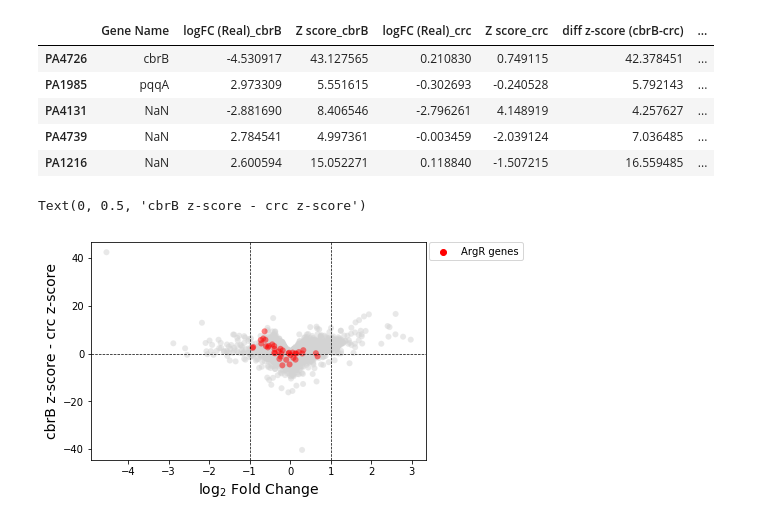
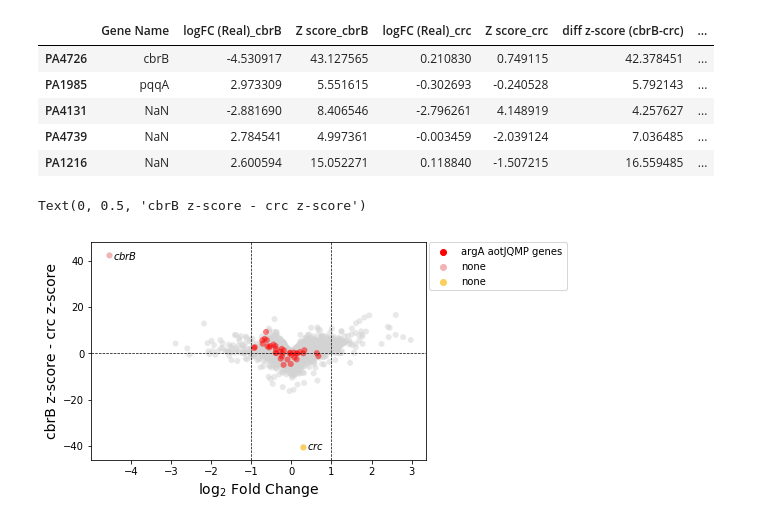
Before and after one commit to greenelab/generic-expression-patterns, a Jupyter notebook: pseudomonas_analysis/viz_E-GEOD-33245_cbrB_v_WT.ipynb, the cells around one changed output. Saved outputs shown, nothing was run; the diff lists cells and outputs as text; code cells hidden in the pictures.

```diff
--- a/pseudomonas_analysis/viz_E-GEOD-33245_cbrB_v_WT.ipynb
+++ b/pseudomonas_analysis/viz_E-GEOD-33245_cbrB_v_WT.ipynb
@@ -259,7 +259,7 @@ cbrB_crc_df.head()
 # %%
 # Label genes in input list
 cbrB_crc_df["gene group"] = "none"
-cbrB_crc_df.loc[argR_genes, "gene group"] = "ArgR genes"
+cbrB_crc_df.loc[argR_genes, "gene group"] = "argA aotJQMP genes"
 # %%
 cbrB_crc_df.head()
 # %% [output]
@@ -275,35 +275,72 @@ h = sns.scatterplot(
     data=cbrB_crc_df[cbrB_crc_df["gene group"] == "none"],
     x="logFC (Real)_cbrB",
     y="diff z-score (cbrB-crc)",
     hue="gene group",
     alpha=0.5,
     palette=["lightgrey"],
     linewidth=0,
     legend=False,
 )
 h = sns.scatterplot(
-    data=cbrB_crc_df[cbrB_crc_df["gene group"] == "ArgR genes"],
+    data=cbrB_crc_df[cbrB_crc_df["gene group"] == "argA aotJQMP genes"],
     x="logFC (Real)_cbrB",
     y="diff z-score (cbrB-crc)",
     hue="gene group",
     alpha=0.5,
     palette=["red"],
     linewidth=0,
+)
+
+# Highlight specific genes mentioned in the paper (cbrB, crc, argA, aotJQMP)
+h = sns.scatterplot(
+    data=cbrB_crc_df[cbrB_crc_df["Gene Name"] == "cbrB"],
+    x="logFC (Real)_cbrB",
+    y="diff z-score (cbrB-crc)",
+    hue="gene group",
+    alpha=1,
+    palette=["#f2b4b4"],
+    linewidth=0,
+)
+h = sns.scatterplot(
+    data=cbrB_crc_df[cbrB_crc_df["Gene Name"] == "crc"],
+    x="logFC (Real)_cbrB",
+    y="diff z-score (cbrB-crc)",
+    hue="gene group",
+    alpha=1,
+    palette=["#facf5a"],
+    linewidth=0,
+)
+
+# Add text labels for those genes mentioned above
+plt.text(
+    x=cbrB_crc_df.loc[cbrB_crc_df["Gene Name"] == "cbrB", "logFC (Real)_cbrB"] + 0.1,
+    y=cbrB_crc_df.loc[cbrB_crc_df["Gene Name"] == "cbrB", "diff z-score (cbrB-crc)"]
+    - 2,
+    s="$cbrB$",
+)
+plt.text(
+    x=cbrB_crc_df.loc[cbrB_crc_df["Gene Name"] == "crc", "logFC (Real)_cbrB"] + 0.1,
+    y=cbrB_crc_df.loc[cbrB_crc_df["Gene Name"] == "crc", "diff z-score (cbrB-crc)"] - 1,
+    s="$crc$",
 )
 
 # Add traditional thresholds
 h.axhline(0.0, c="black", lw=0.7, ls="--")
 h.axvline(1, c="black", lw=0.7, ls="--")
 h.axvline(-1, c="black", lw=0.7, ls="--")
 
 # Move location of legend
 plt.legend(bbox_to_anchor=(1.01, 1), loc=2, borderaxespad=0.0)
 
 h.set_xlabel(r"log$_{2}$ Fold Change", fontsize=14, fontname="Verdana")
 h.set_ylabel("cbrB z-score - crc z-score", fontsize=14, fontname="Verdana")
+
+# TO DO
+# Verify arg genes to highlight
+# Fix legend
 # %% [output]
 Text(0, 0.5, 'cbrB z-score - crc z-score')
-[figure, old version]
+[figure, new version]
 # %%
 # Save
 h.figure.savefig(
```
Also changed, not shown: parts of 4 cells of this notebook, 4 other files.
